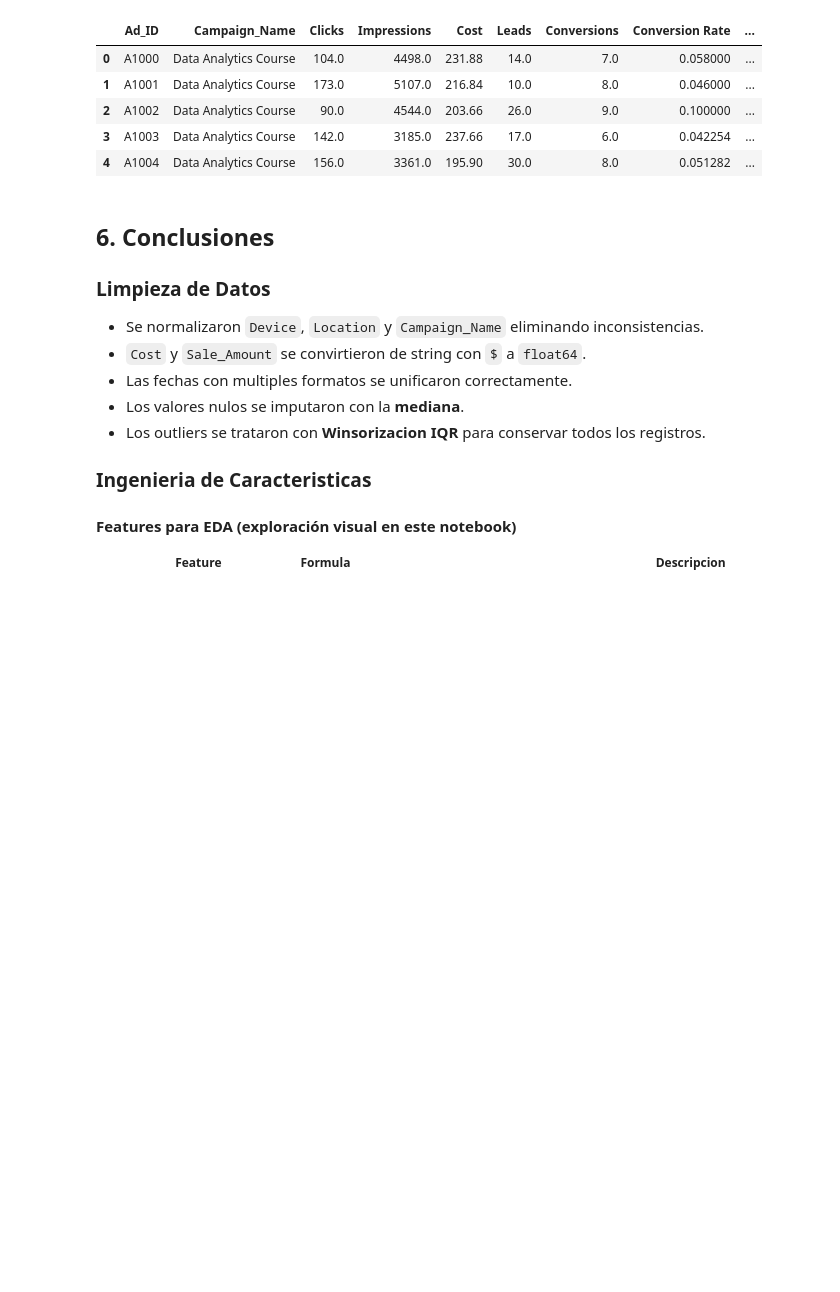
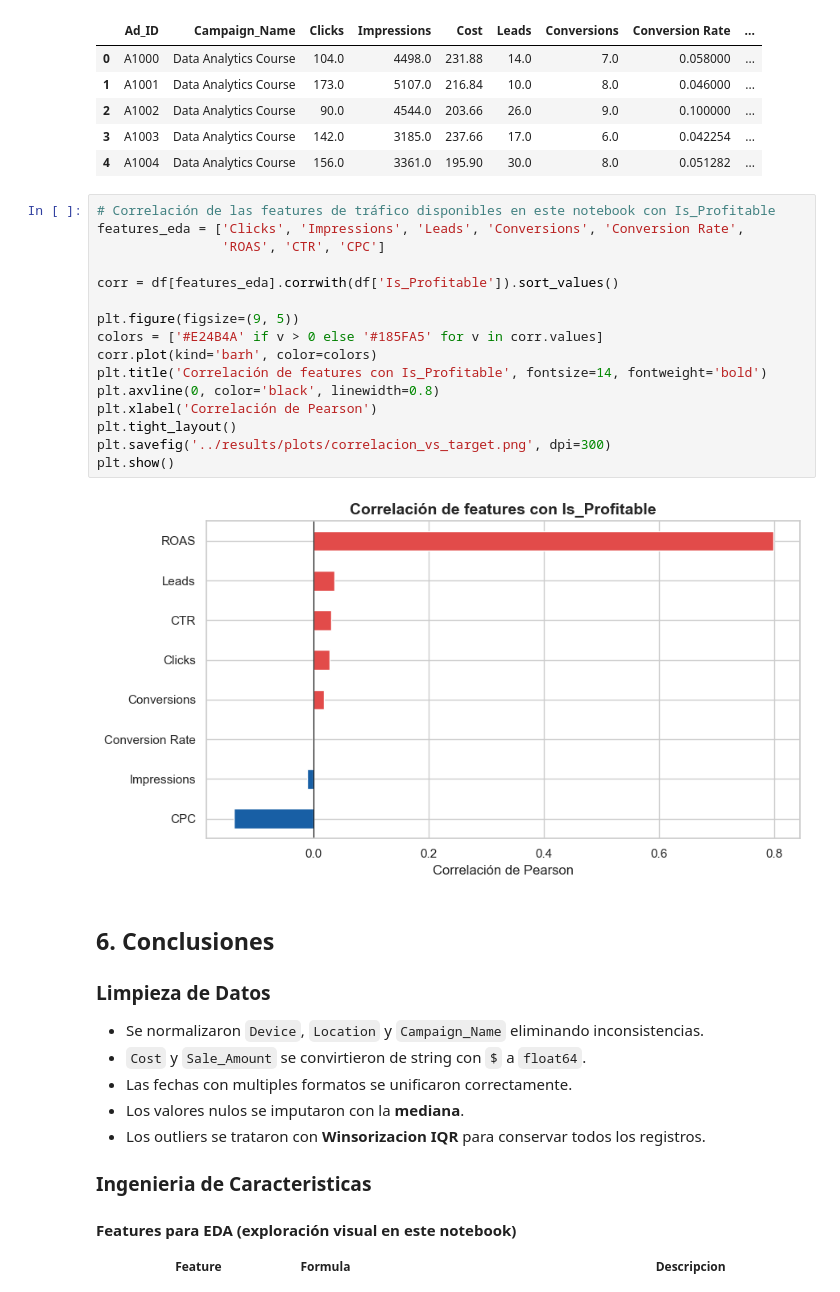
Before and after one commit to carlos31255/EV1_Google_Ads, a Jupyter notebook: notebooks/01_exploratory_analysis.ipynb, the cells around one changed output. Cells and saved outputs as stored; diff of their text form; blank space fills up the shorter version.

Commit message:
--agregado grafico de correlacion de features con variable objetivo

```diff
--- a/notebooks/01_exploratory_analysis.ipynb
+++ b/notebooks/01_exploratory_analysis.ipynb
@@ -557,6 +557,24 @@ Filas: 2,366  |  Columnas: 20
 | 2 | A1002 | Data Analytics Course | 90.0 | 4544.0 | 203.66 | 26.0 | 9.0 | 0.100000 | ... |
 | 3 | A1003 | Data Analytics Course | 142.0 | 3185.0 | 237.66 | 17.0 | 6.0 | 0.042254 | ... |
 | 4 | A1004 | Data Analytics Course | 156.0 | 3361.0 | 195.90 | 30.0 | 8.0 | 0.051282 | ... |
+# %%
+# Correlación de las features de tráfico disponibles en este notebook con Is_Profitable
+features_eda = ['Clicks', 'Impressions', 'Leads', 'Conversions', 'Conversion Rate',
+                'ROAS', 'CTR', 'CPC']
+
+corr = df[features_eda].corrwith(df['Is_Profitable']).sort_values()
+
+plt.figure(figsize=(9, 5))
+colors = ['#E24B4A' if v > 0 else '#185FA5' for v in corr.values]
+corr.plot(kind='barh', color=colors)
+plt.title('Correlación de features con Is_Profitable', fontsize=14, fontweight='bold')
+plt.axvline(0, color='black', linewidth=0.8)
+plt.xlabel('Correlación de Pearson')
+plt.tight_layout()
+plt.savefig('../results/plots/correlacion_vs_target.png', dpi=300)
+plt.show()
+# %% [output]
+[figure, added]
 # %% [markdown]
 ## 6. Conclusiones
 
```
Also changed, not shown: 1 other file.
